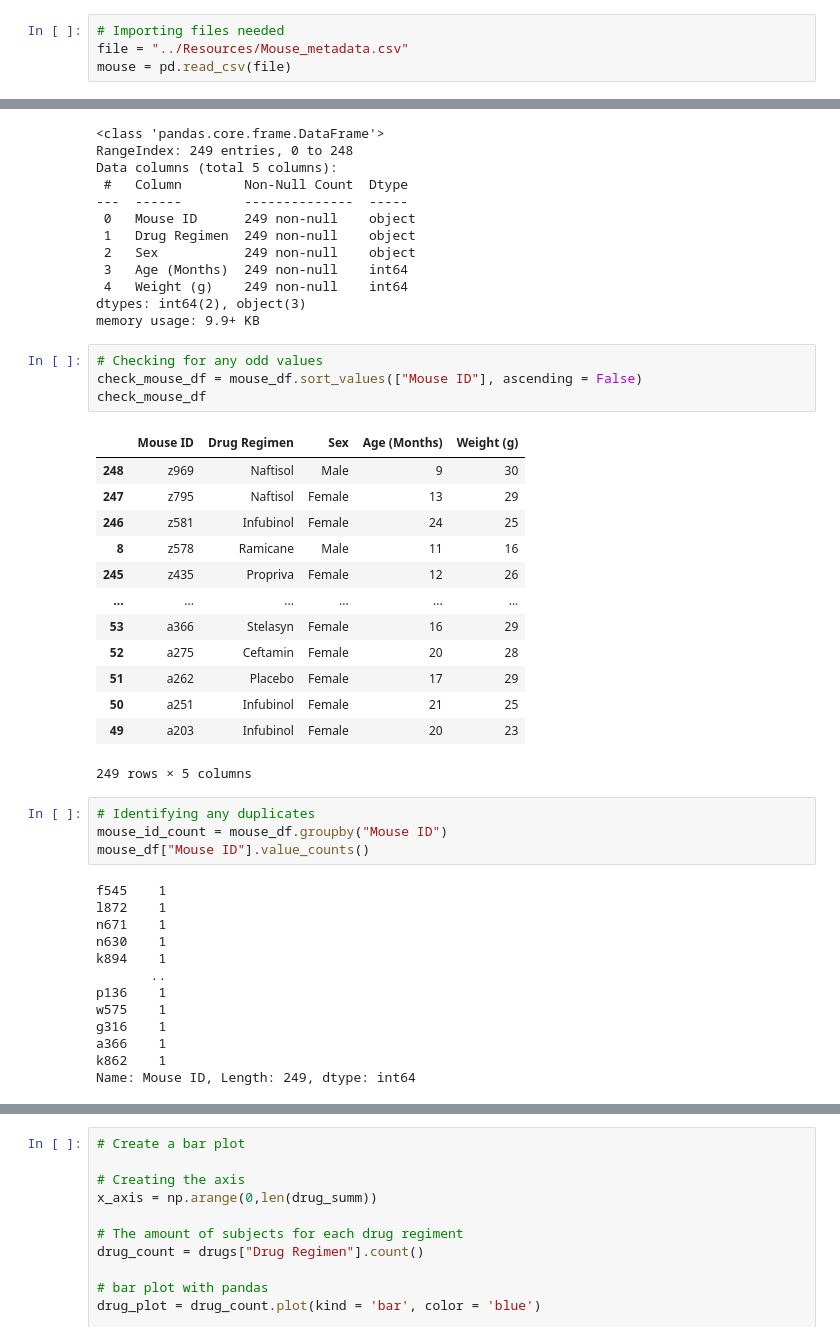
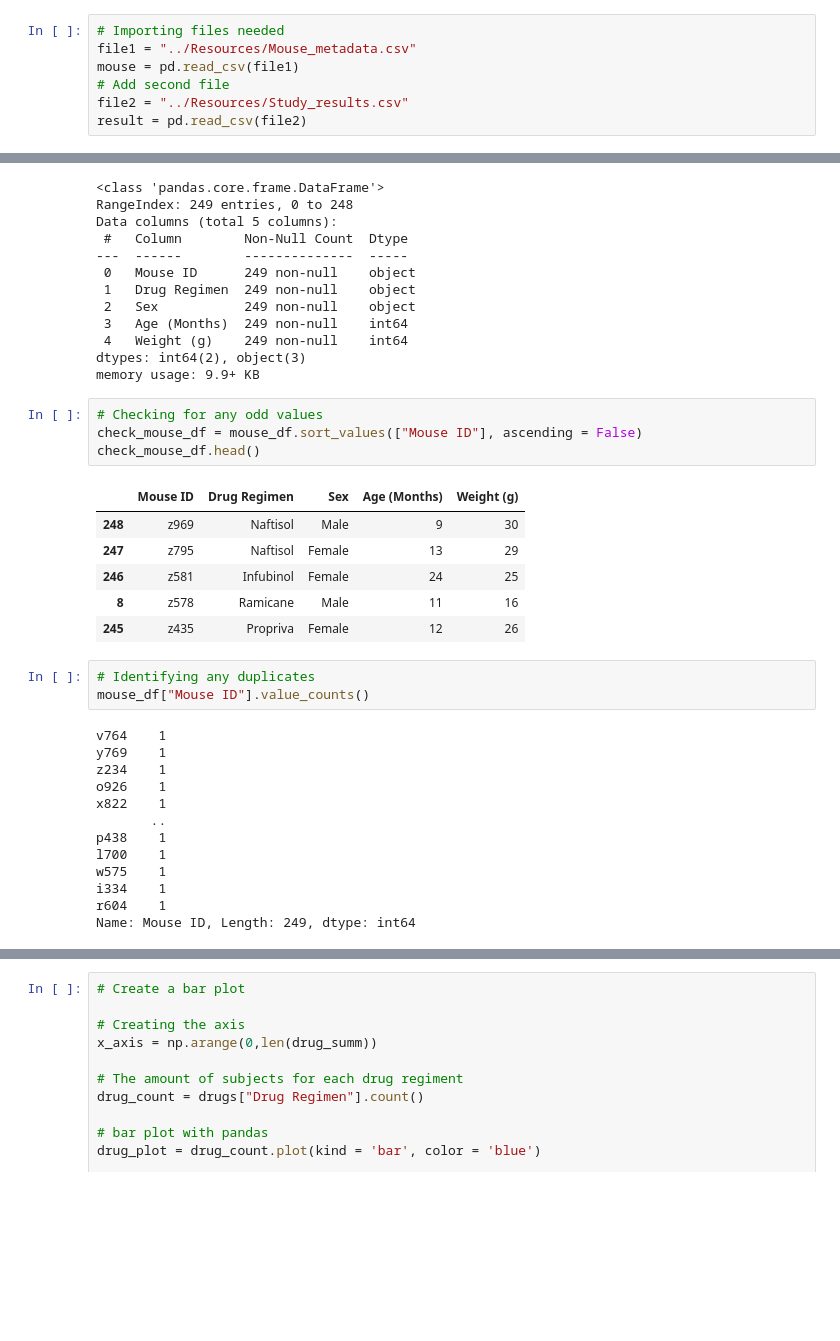
Before and after one commit to kplam624/Mice-Drug-Analysis, a Jupyter notebook: Submission/main.ipynb, the cells around one changed output, grey strips where cells are left out. Cells and saved outputs as stored; diff of their text form; blank space fills up the shorter version.

```diff
--- a/Submission/main.ipynb
+++ b/Submission/main.ipynb
@@ -5,5 +5,8 @@ import matplotlib.pyplot as plt
 import numpy as np
 # %%
 # Importing files needed
-file = "../Resources/Mouse_metadata.csv"
-mouse = pd.read_csv(file)
+file1 = "../Resources/Mouse_metadata.csv"
+mouse = pd.read_csv(file1)
+# Add second file
+file2 = "../Resources/Study_results.csv"
+result = pd.read_csv(file2)
@@ -40,35 +65,27 @@ memory usage: 9.9+ KB
 # %%
 # Checking for any odd values
 check_mouse_df = mouse_df.sort_values(["Mouse ID"], ascending = False)
-check_mouse_df
+check_mouse_df.head()
 # %% [output]
 |  | Mouse ID | Drug Regimen | Sex | Age (Months) | Weight (g) |
 | 248 | z969 | Naftisol | Male | 9 | 30 |
 | 247 | z795 | Naftisol | Female | 13 | 29 |
 | 246 | z581 | Infubinol | Female | 24 | 25 |
 | 8 | z578 | Ramicane | Male | 11 | 16 |
 | 245 | z435 | Propriva | Female | 12 | 26 |
-| ... | ... | ... | ... | ... | ... |
-| 53 | a366 | Stelasyn | Female | 16 | 29 |
-| 52 | a275 | Ceftamin | Female | 20 | 28 |
-| 51 | a262 | Placebo | Female | 17 | 29 |
-| 50 | a251 | Infubinol | Female | 21 | 25 |
-| 49 | a203 | Infubinol | Female | 20 | 23 |
-249 rows × 5 columns
 # %%
 # Identifying any duplicates
-mouse_id_count = mouse_df.groupby("Mouse ID")
 mouse_df["Mouse ID"].value_counts()
 # %% [output]
-f545    1
-l872    1
-n671    1
-n630    1
-k894    1
+v764    1
+y769    1
+z234    1
+o926    1
+x822    1
        ..
-p136    1
+p438    1
+l700    1
 w575    1
-g316    1
-a366    1
-k862    1
+i334    1
+r604    1
 Name: Mouse ID, Length: 249, dtype: int64
```
Also changed, not shown: parts of 9 cells of this notebook.
